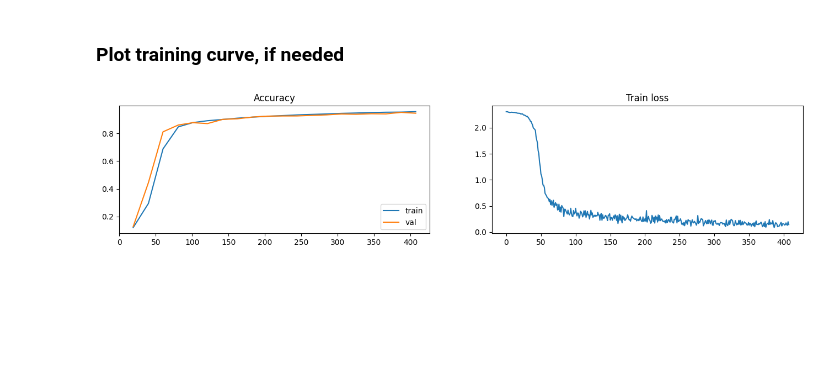
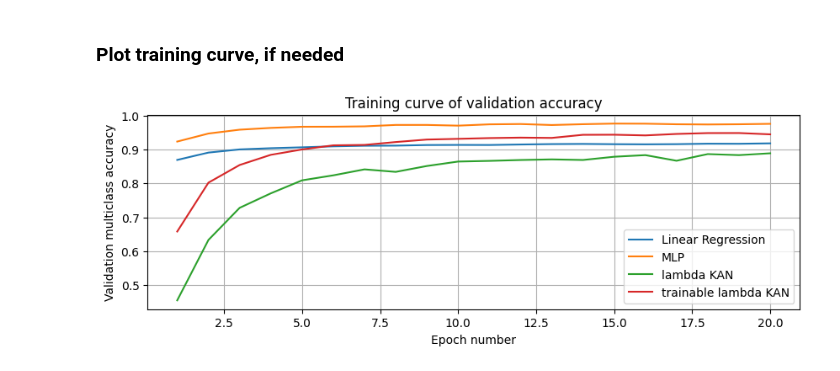
Before and after one commit to Gavr101/lambda_KAN, a Jupyter notebook: mnist_example/Training.ipynb, the cells around one changed output. Saved outputs shown, nothing was run; the diff lists cells and outputs as text; code cells hidden in the pictures; blank space fills up the shorter version.

```diff
--- a/mnist_example/Training.ipynb
+++ b/mnist_example/Training.ipynb
@@ -394,27 +390,33 @@ Loaded model weights from the checkpoint at ./logs/MnistLR/lightning_logs\versio
 [{'MulticlassAccuracy': 0.9014621376991272}]
 # %% [markdown]
 ### Plot training curve, if needed
-# %%
-log_dir = trainer.logger.experiment.get_logdir()  # lightning_logs/version_x
-
-reader = SummaryReader(log_dir, pivot=True)
-df = reader.scalars
-
-
-plt.figure(figsize=(16, 3))
-
-def drop_nan(df, tag):
-    return df[~df[tag].isna()].loc[:, tag]
-
-
-plt.subplot(1, 2, 1).set_title("Accuracy")
-
-plt.plot(drop_nan(df, "MulticlassAccuracy/train"), label="train")
-plt.plot(drop_nan(df, "MulticlassAccuracy/val"), label="val")
-plt.legend(loc="lower right")
-
-plt.subplot(1, 2, 2).set_title("Train loss")
-plt.plot(drop_nan(df, "loss"))
-plt.show()
-# %% [output]
-[figure, removed]
+# %%
+log_dir_LR = 'logs\\MnistLR\\lightning_logs\\version_0'
+log_dir_MLP = 'logs\\MnistMLP\\lightning_logs\\version_0'
+log_dir_lmdSplineKAN = 'logs\\Mnist_lmdSplineKAN\\lightning_logs\\version_0'
+log_dir_tlmdSplineKAN = 'logs\\Mnist_tlmdSplineKAN\\lightning_logs\\version_0'
+
+l_dirs = [log_dir_LR, log_dir_MLP, log_dir_lmdSplineKAN, log_dir_tlmdSplineKAN]
+l_names = ['Linear Regression', 'MLP', 'lambda KAN', 'trainable lambda KAN']
+# %%
+plt.figure(figsize=(10, 3))
+
+for name, log_dir in zip(l_names, l_dirs):
+    reader = SummaryReader(log_dir)
+    df = reader.scalars
+
+    def drop_nan(df, tag):
+        return df[~df[tag].isna()].loc[:, tag]
+
+    acc = drop_nan(df, "MulticlassAccuracy/val").values
+    plt.plot(list(range(1, len(acc)+1)), acc, label=name)
+
+
+plt.xlabel('Epoch number')
+plt.ylabel('Validation multiclass accuracy')
+plt.title("Training curve of validation accuracy")
+plt.grid()
+plt.legend(loc="lower right")
+plt.show()
+# %% [output]
+[figure, added]
```
Also changed, not shown: parts of 1 cell of this notebook, 26 other files.
